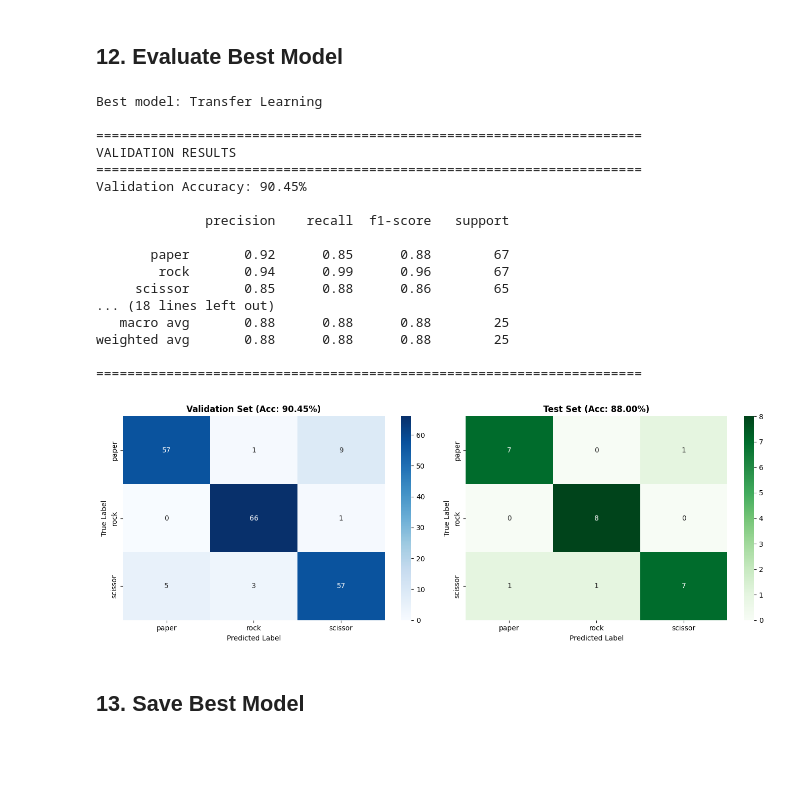
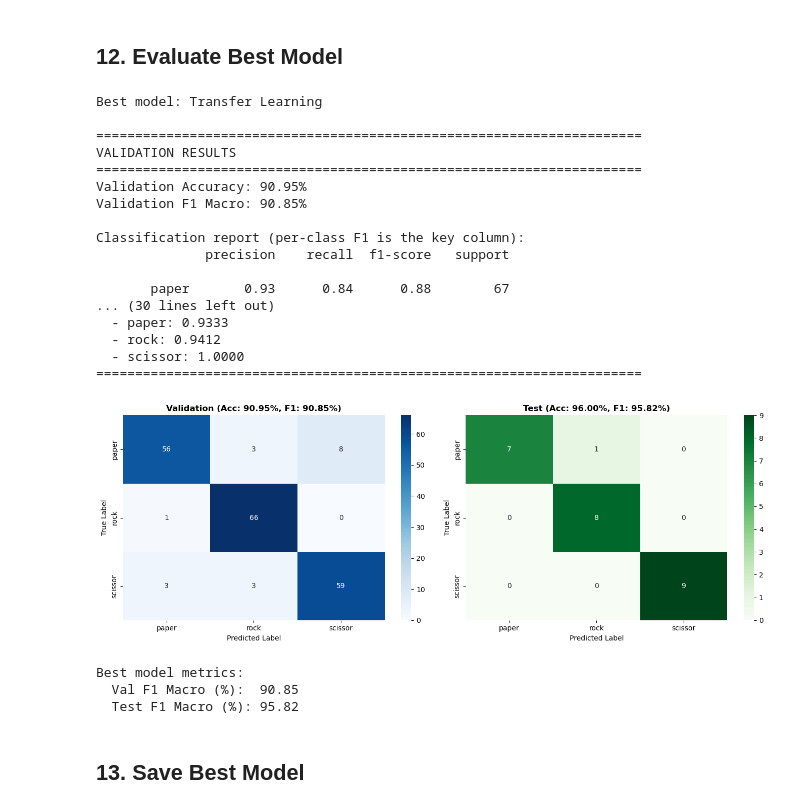
Before and after one commit to arberzylyftari/rps-project, a Jupyter notebook: notebooks/RockPaperScissors_FFNN.ipynb, the cells around one changed output. Saved outputs shown, nothing was run; the diff lists cells and outputs as text; code cells hidden in the pictures; blank space fills up the shorter version.

```diff
--- a/notebooks/RockPaperScissors_FFNN.ipynb
+++ b/notebooks/RockPaperScissors_FFNN.ipynb
@@ -594,46 +649,72 @@ Logistic Regression                61.809045
 # %% [markdown]
 ## 12. Evaluate Best Model
 # %%
-best_model_name = results.iloc[0]['Model']
+# 1️⃣ Sort results FIRST by validation macro F1
+results = results.sort_values(
+    "Val F1 Macro (%)",
+    ascending=False,
+    na_position="last"
+).reset_index(drop=True)
+
+# Select best model AFTER sorting
+best_model_name = results.iloc[0]["Model"]
 print(f"Best model: {best_model_name}")
 
-# Evaluate best model with confusion matrix
-if best_model_name == 'Transfer Learning':
+# Map model name to model object and correct inputs
+if best_model_name == "Transfer Learning":
     best_model = transfer_model
     X_val_input, X_test_input = X_val, X_test
-elif best_model_name == 'CNN':
+
+elif best_model_name == "CNN":
     best_model = cnn_model
     X_val_input, X_test_input = X_val, X_test
-elif best_model_name == 'MLP + HOG':
+
+elif best_model_name == "MLP + HOG":
     best_model = mlp_hog_model
     X_val_input, X_test_input = X_val_hog_scaled, X_test_hog_scaled
-elif best_model_name == 'MLP + Augmentation':
+
+elif best_model_name == "MLP + Augmentation":
     best_model = mlp_aug_model
     X_val_input, X_test_input = X_val_aug_scaled, X_test_aug_scaled
-else:
+
+else:  # MLP (Baseline)
     best_model = mlp_model
     X_val_input, X_test_input = X_val_scaled, X_test_scaled
 
-evaluate_model(best_model, X_val_input, y_val, X_test_input, y_test, CLASSES)
+# Evaluate best model (confusion matrices + per-class F1)
+best_scores = evaluate_model(
+    best_model,
+    X_val_input, y_val,
+    X_test_input, y_test,
+    CLASSES
+)
+
+# Explicit macro F1 print (clear for graders)
+print("\nBest model metrics:")
+print(f"  Val F1 Macro (%):  {best_scores['val']['f1_macro'] * 100:.2f}")
+print(f"  Test F1 Macro (%): {best_scores['test']['f1_macro'] * 100:.2f}")
 # %% [output]
 Best model: Transfer Learning
 
 ======================================================================
 VALIDATION RESULTS
 ======================================================================
-Validation Accuracy: 90.45%
+Validation Accuracy: 90.95%
+Validation F1 Macro: 90.85%
 
+Classification report (per-class F1 is the key column):
               precision    recall  f1-score   support
 
-       paper       0.92      0.85      0.88        67
-        rock       0.94      0.99      0.96        67
-     scissor       0.85      0.88      0.86        65
-... (18 lines left out)
-   macro avg       0.88      0.88      0.88        25
-weighted avg       0.88      0.88      0.88        25
-
+       paper       0.93      0.84      0.88        67
+... (30 lines left out)
+  - paper: 0.9333
+  - rock: 0.9412
+  - scissor: 1.0000
 ======================================================================
-[figure, old version]
+[figure, new version]
+Best model metrics:
+  Val F1 Macro (%):  90.85
+  Test F1 Macro (%): 95.82
 # %% [markdown]
 ## 13. Save Best Model
 # %%
```
Also changed, not shown: parts of 12 cells of this notebook, 1 other file.
